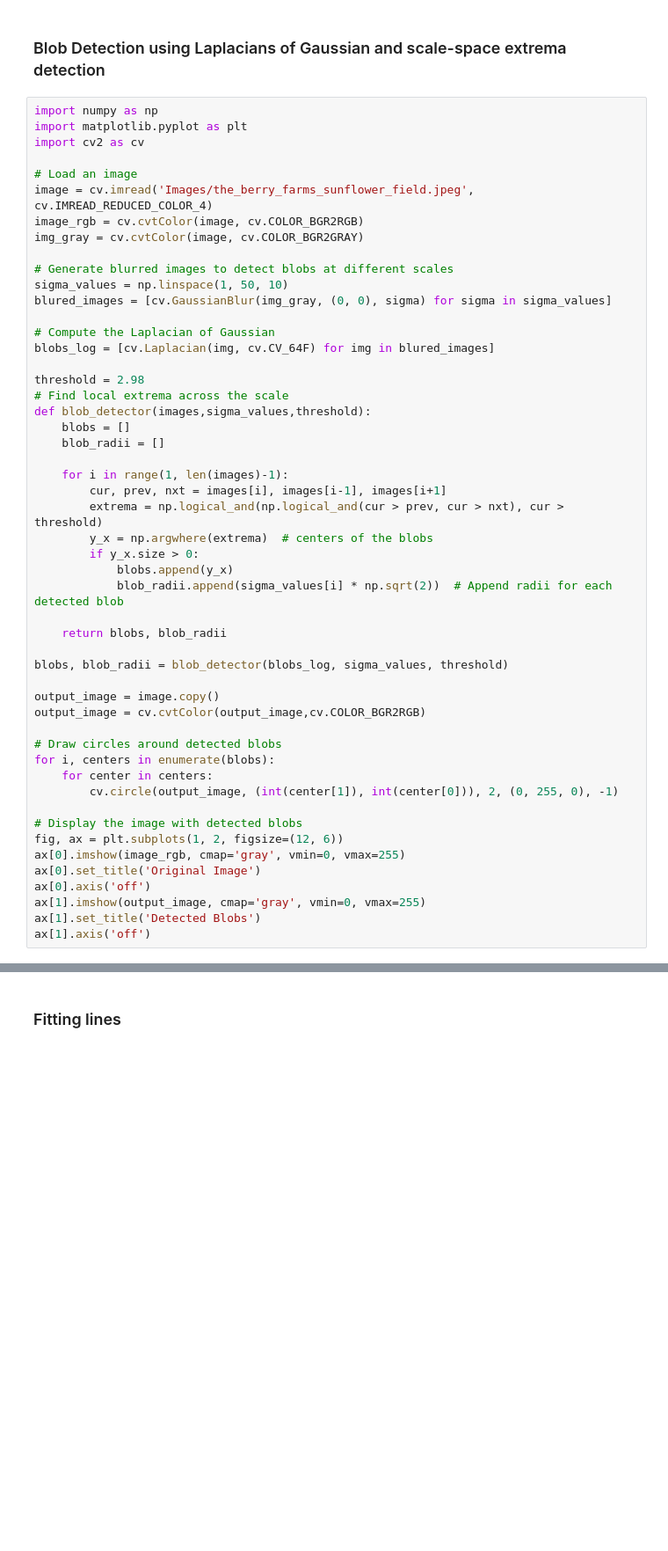
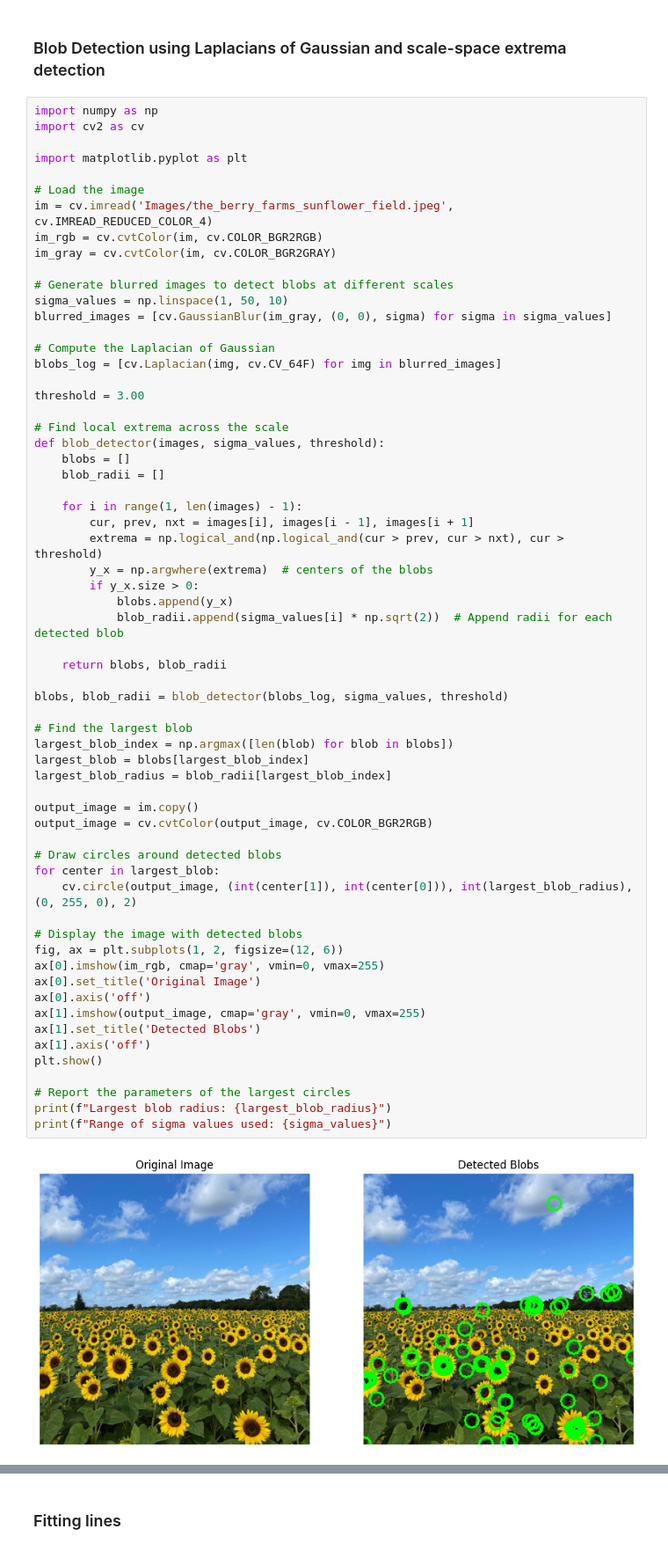
Before and after one commit to AnushkaSamaranayake/EN3160-Assignment-2-on-Fitting-and-Alignment, a Jupyter notebook: assignment2.ipynb, the cells around one changed output, grey strips where cells are left out. Shown at 88% size. Drawn from its saved outputs; the diff is of its cells as text; blank space fills up the shorter version.

```diff
--- a/assignment2.ipynb
+++ b/assignment2.ipynb
@@ -2,53 +2,65 @@
 ### Blob Detection using Laplacians of Gaussian and scale-space extrema detection
 # %%
 import numpy as np
-import matplotlib.pyplot as plt
 import cv2 as cv
 
-# Load an image
-image = cv.imread('Images/the_berry_farms_sunflower_field.jpeg', cv.IMREAD_REDUCED_COLOR_4)
-image_rgb = cv.cvtColor(image, cv.COLOR_BGR2RGB)
-img_gray = cv.cvtColor(image, cv.COLOR_BGR2GRAY)
+import matplotlib.pyplot as plt
+
+# Load the image
+im = cv.imread('Images/the_berry_farms_sunflower_field.jpeg', cv.IMREAD_REDUCED_COLOR_4)
+im_rgb = cv.cvtColor(im, cv.COLOR_BGR2RGB)
+im_gray = cv.cvtColor(im, cv.COLOR_BGR2GRAY)
 
 # Generate blurred images to detect blobs at different scales
 sigma_values = np.linspace(1, 50, 10)
-blured_images = [cv.GaussianBlur(img_gray, (0, 0), sigma) for sigma in sigma_values]
+blurred_images = [cv.GaussianBlur(im_gray, (0, 0), sigma) for sigma in sigma_values]
 
 # Compute the Laplacian of Gaussian
-blobs_log = [cv.Laplacian(img, cv.CV_64F) for img in blured_images]
+blobs_log = [cv.Laplacian(img, cv.CV_64F) for img in blurred_images]
 
-threshold = 2.98
+threshold = 3.00
+
 # Find local extrema across the scale
-def blob_detector(images,sigma_values,threshold):
+def blob_detector(images, sigma_values, threshold):
     blobs = []
     blob_radii = []
 
-    for i in range(1, len(images)-1):
-        cur, prev, nxt = images[i], images[i-1], images[i+1]
+    for i in range(1, len(images) - 1):
+        cur, prev, nxt = images[i], images[i - 1], images[i + 1]
         extrema = np.logical_and(np.logical_and(cur > prev, cur > nxt), cur > threshold)
         y_x = np.argwhere(extrema)  # centers of the blobs
         if y_x.size > 0:
             blobs.append(y_x)
             blob_radii.append(sigma_values[i] * np.sqrt(2))  # Append radii for each detected blob
 
     return blobs, blob_radii
 
 blobs, blob_radii = blob_detector(blobs_log, sigma_values, threshold)
 
-output_image = image.copy()
-output_image = cv.cvtColor(output_image,cv.COLOR_BGR2RGB)
+# Find the largest blob
+largest_blob_index = np.argmax([len(blob) for blob in blobs])
+largest_blob = blobs[largest_blob_index]
+largest_blob_radius = blob_radii[largest_blob_index]
+
+output_image = im.copy()
+output_image = cv.cvtColor(output_image, cv.COLOR_BGR2RGB)
 
 # Draw circles around detected blobs
-for i, centers in enumerate(blobs):
-    for center in centers:
-        cv.circle(output_image, (int(center[1]), int(center[0])), 2, (0, 255, 0), -1)
+for center in largest_blob:
+    cv.circle(output_image, (int(center[1]), int(center[0])), int(largest_blob_radius), (0, 255, 0), 2)
 
 # Display the image with detected blobs
 fig, ax = plt.subplots(1, 2, figsize=(12, 6))
-ax[0].imshow(image_rgb, cmap='gray', vmin=0, vmax=255)
+ax[0].imshow(im_rgb, cmap='gray', vmin=0, vmax=255)
 ax[0].set_title('Original Image')
 ax[0].axis('off')
 ax[1].imshow(output_image, cmap='gray', vmin=0, vmax=255)
 ax[1].set_title('Detected Blobs')
 ax[1].axis('off')
+plt.show()
+
+# Report the parameters of the largest circles
+print(f"Largest blob radius: {largest_blob_radius}")
+print(f"Range of sigma values used: {sigma_values}")
 # %% [output]
+[figure, new version]
```
Also changed, not shown: parts of 6 cells of this notebook, 2 other files.
